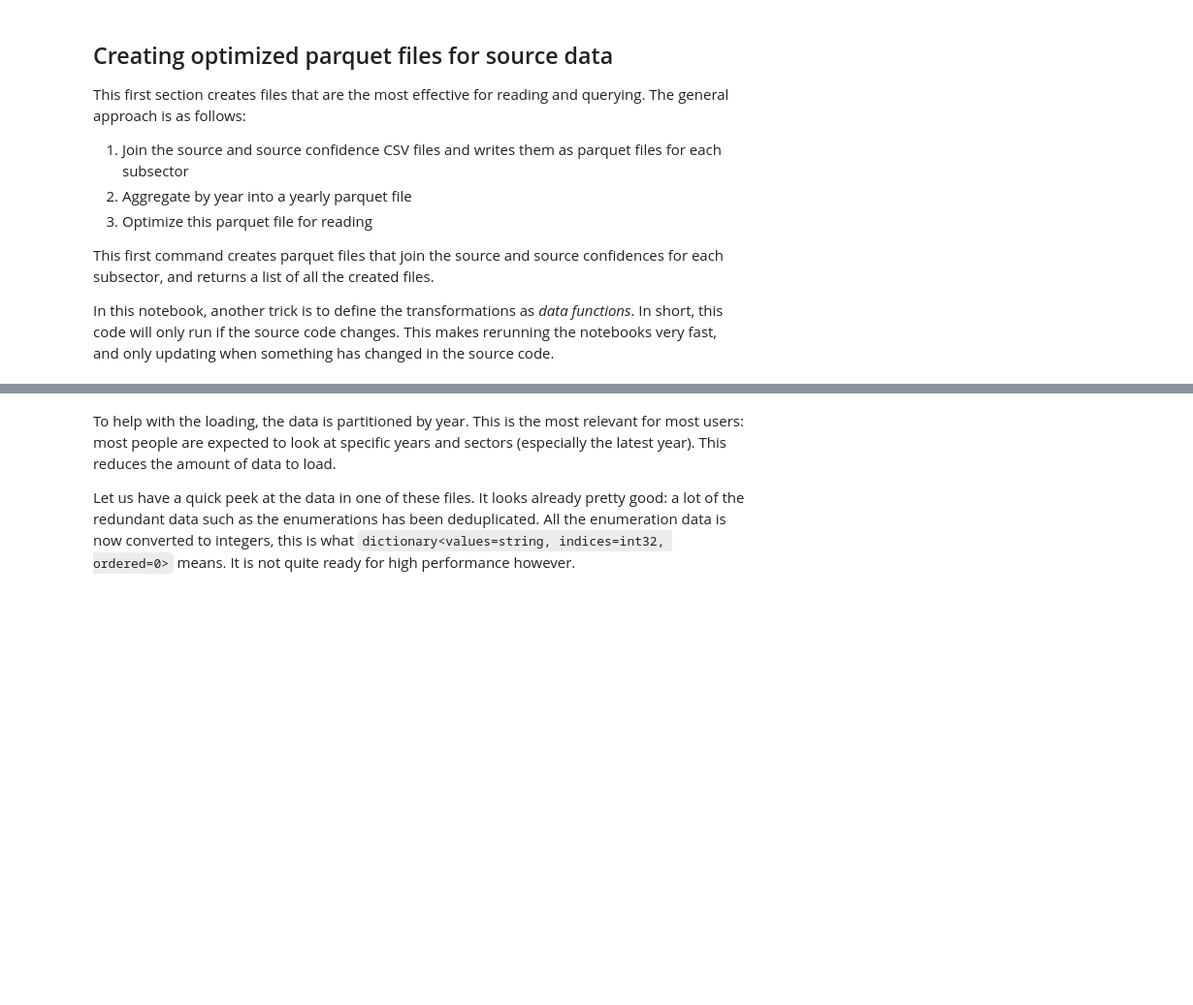
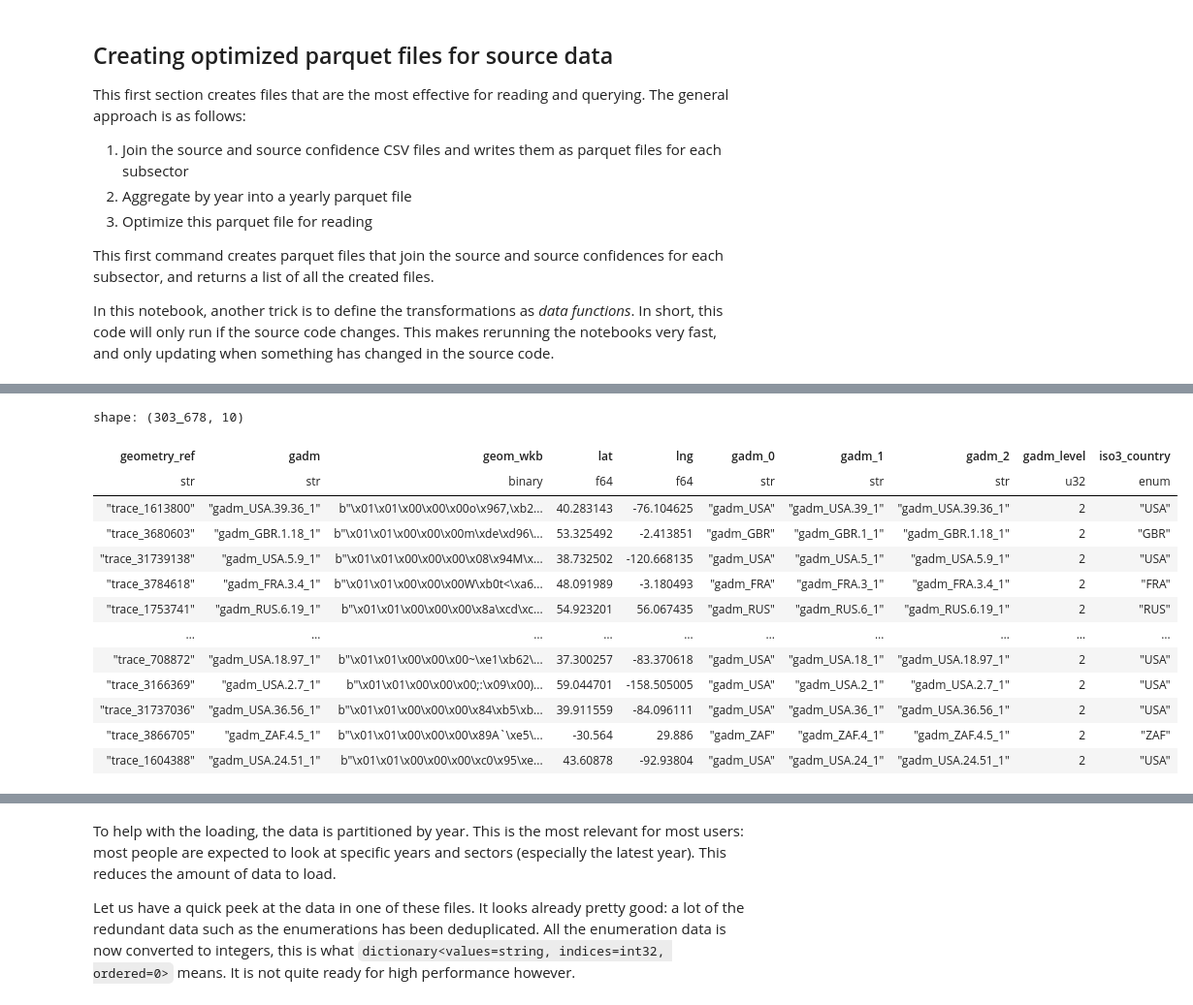
Before and after one commit to tjhunter/climate-trace-handbook, a Jupyter notebook: ct_book/ingestion.ipynb, the cells around one changed output, grey strips where cells are left out. Shown at 97% size. Cells and saved outputs as stored; diff of their text form; code cells hidden in the pictures; blank space fills up the shorter version.

```diff
--- a/ct_book/ingestion.ipynb
+++ b/ct_book/ingestion.ipynb
@@ -77,0 +122,17 @@ In this notebook, another trick is to define the transformations as _data functi
+# %%
+pl.read_parquet('/media/tjhunter/DATA/temp/climate_trace-points_v3-2024-ct5.parquet')
+# %% [output]
+shape: (303_678, 10)
+| geometry_ref | gadm | geom_wkb | lat | lng | gadm_0 | gadm_1 | gadm_2 | gadm_level | iso3_country |
+| str | str | binary | f64 | f64 | str | str | str | u32 | enum |
+| "trace_1613800" | "gadm_USA.39.36_1" | b"\x01\x01\x00\x00\x00o\x967,\xb2... | 40.283143 | -76.104625 | "gadm_USA" | "gadm_USA.39_1" | "gadm_USA.39.36_1" | 2 | "USA" |
+| "trace_3680603" | "gadm_GBR.1.18_1" | b"\x01\x01\x00\x00\x00m\xde\xd96\... | 53.325492 | -2.413851 | "gadm_GBR" | "gadm_GBR.1_1" | "gadm_GBR.1.18_1" | 2 | "GBR" |
+| "trace_31739138" | "gadm_USA.5.9_1" | b"\x01\x01\x00\x00\x00\x08\x94M\x... | 38.732502 | -120.668135 | "gadm_USA" | "gadm_USA.5_1" | "gadm_USA.5.9_1" | 2 | "USA" |
+| "trace_3784618" | "gadm_FRA.3.4_1" | b"\x01\x01\x00\x00\x00W\xb0t<\xa6... | 48.091989 | -3.180493 | "gadm_FRA" | "gadm_FRA.3_1" | "gadm_FRA.3.4_1" | 2 | "FRA" |
+| "trace_1753741" | "gadm_RUS.6.19_1" | b"\x01\x01\x00\x00\x00\x8a\xcd\xc... | 54.923201 | 56.067435 | "gadm_RUS" | "gadm_RUS.6_1" | "gadm_RUS.6.19_1" | 2 | "RUS" |
+| … | … | … | … | … | … | … | … | … | … |
+| "trace_708872" | "gadm_USA.18.97_1" | b"\x01\x01\x00\x00\x00~\xe1\xb62\... | 37.300257 | -83.370618 | "gadm_USA" | "gadm_USA.18_1" | "gadm_USA.18.97_1" | 2 | "USA" |
+| "trace_3166369" | "gadm_USA.2.7_1" | b"\x01\x01\x00\x00\x00;:\x09\x00)... | 59.044701 | -158.505005 | "gadm_USA" | "gadm_USA.2_1" | "gadm_USA.2.7_1" | 2 | "USA" |
+| "trace_31737036" | "gadm_USA.36.56_1" | b"\x01\x01\x00\x00\x00\x84\xb5\xb... | 39.911559 | -84.096111 | "gadm_USA" | "gadm_USA.36_1" | "gadm_USA.36.56_1" | 2 | "USA" |
+| "trace_3866705" | "gadm_ZAF.4.5_1" | b"\x01\x01\x00\x00\x00\x89A`\xe5\... | -30.564 | 29.886 | "gadm_ZAF" | "gadm_ZAF.4_1" | "gadm_ZAF.4.5_1" | 2 | "ZAF" |
+| "trace_1604388" | "gadm_USA.24.51_1" | b"\x01\x01\x00\x00\x00\xc0\x95\xe... | 43.60878 | -92.93804 | "gadm_USA" | "gadm_USA.24_1" | "gadm_USA.24.51_1" | 2 | "USA" |
```
Also changed, not shown: parts of 39 cells of this notebook, 1 other file.
